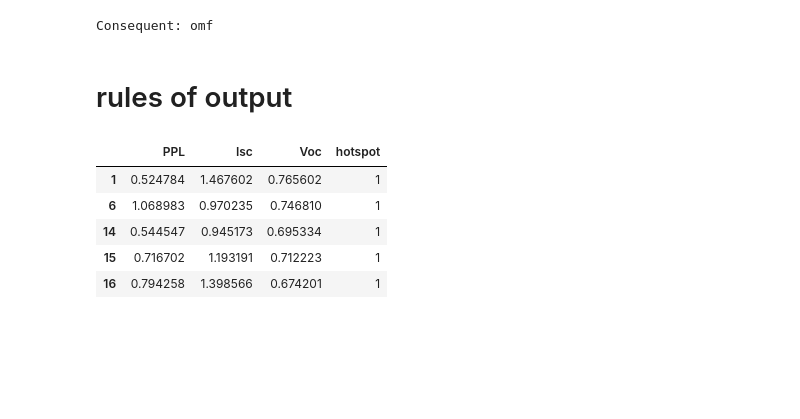
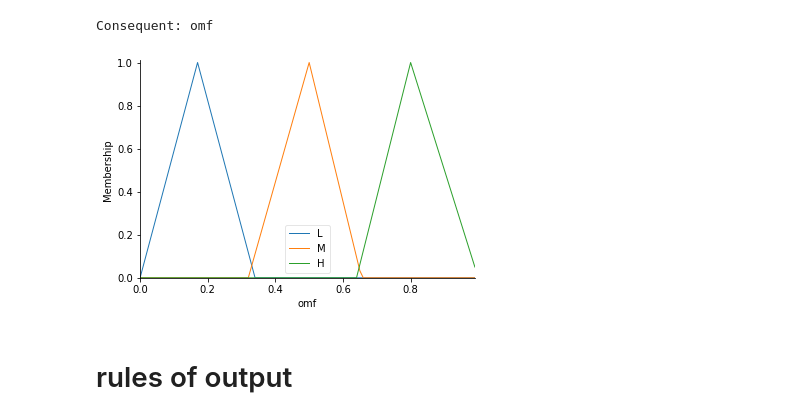
Before and after one commit to ErikJhones/Self-Organizing-Map-SOM-with-KNN, a Jupyter notebook: fuzzy/fuzzy.ipynb, the cells around one changed output. Cells and saved outputs as stored; diff of their text form; code cells hidden in the pictures; blank space fills up the shorter version.

```diff
--- a/fuzzy/fuzzy.ipynb
+++ b/fuzzy/fuzzy.ipynb
@@ -104,10 +102,10 @@ omf
 # %% [output]
 Consequent: omf
 # %%
-omf['VL'] = fuzz.trimf(omf.universe, [0.0, 0.09, 0.18])
-omf['L'] = fuzz.trimf(omf.universe, [0.16, 0.25, 0.34])
-omf['M'] = fuzz.trimf(omf.universe, [0.32, 0.41, 0.498])
-omf['H'] = fuzz.trimf(omf.universe, [0.48, 0.57, 0.655])
-omf['VH'] = fuzz.trimf(omf.universe, [0.64, 0.73, 0.820])
-omf['EH'] = fuzz.trimf(omf.universe, [0.8, 0.88, 0.88])
+omf['L'] = fuzz.trimf(omf.universe, [0.0, 0.17, 0.34])
+omf['M'] = fuzz.trimf(omf.universe, [0.32, 0.5, 0.655])
+omf['H'] = fuzz.trimf(omf.universe, [0.64, 0.8, 1])
+omf.view()
+# %% [output]
+[figure, added]
 # %%
@@ -138,15 +132,4 @@ hot_ctrl = ctrl.ControlSystem([rule1, rule2, rule3, rule4, rule5, rule6])
 hot_simulador = ctrl.ControlSystemSimulation(hot_ctrl)
-# %%
-
-df=df.drop(index=ind,axis=0)
-df.head(5)
-# %% [output]
-|  | PPL | Isc | Voc | hotspot |
-| 1 | 0.524784 | 1.467602 | 0.765602 | 1 |
-| 6 | 1.068983 | 0.970235 | 0.746810 | 1 |
-| 14 | 0.544547 | 0.945173 | 0.695334 | 1 |
-| 15 | 0.716702 | 1.193191 | 0.712223 | 1 |
-| 16 | 0.794258 | 1.398566 | 0.674201 | 1 |
 # %%
 saidas = list(df.hotspot)
 # %%
```
Also changed, not shown: parts of 32 cells of this notebook, 3 other files.
